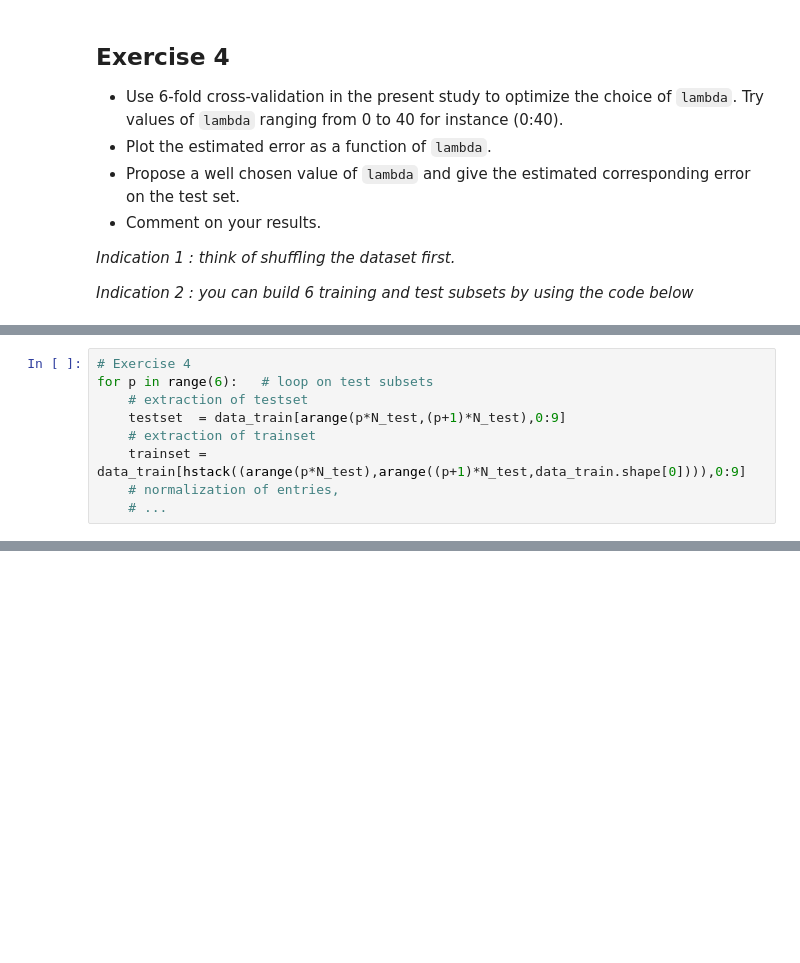
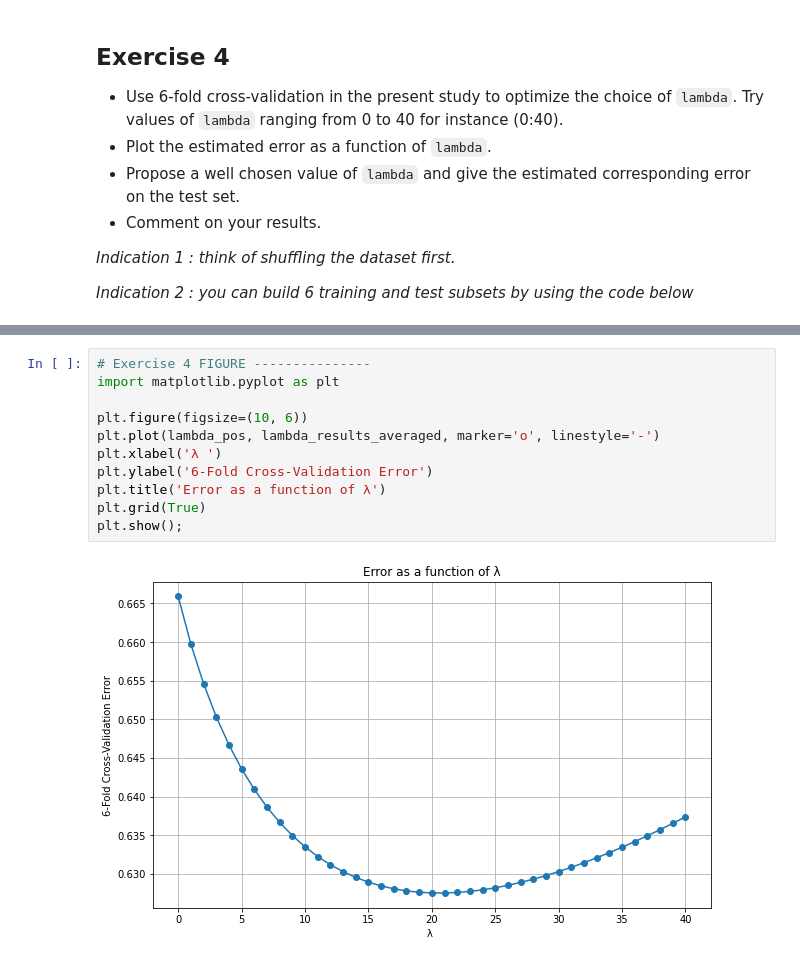
Before and after one commit to benech17/ML-SDIA, a Jupyter notebook: TP1-LinearRegression/TP1_LinearRegression.ipynb, the cells around one changed output, grey strips where cells are left out. Saved outputs shown, nothing was run; the diff lists cells and outputs as text; blank space fills up the shorter version.

```diff
--- a/TP1-LinearRegression/TP1_LinearRegression.ipynb
+++ b/TP1-LinearRegression/TP1_LinearRegression.ipynb
@@ -285,11 +385,2 @@ X_testk = np.zeros((N_test,8))
 erreur = np.zeros((6,lmax+1))
 erreur_rel = np.zeros((6,lmax+1))
-# %%
-# Exercise 4
-for p in range(6):   # loop on test subsets
-    # extraction of testset
-    testset  = data_train[arange(p*N_test,(p+1)*N_test),0:9]
-    # extraction of trainset
-    trainset = data_train[hstack((arange(p*N_test),arange((p+1)*N_test,data_train.shape[0]))),0:9]
-    # normalization of entries,
-    # ...
@@ -308,0 +463,13 @@ for p in range(6):   # loop on test subsets
+# %%
+# Exercise 4 FIGURE ---------------
+import matplotlib.pyplot as plt
+
+plt.figure(figsize=(10, 6))
+plt.plot(lambda_pos, lambda_results_averaged, marker='o', linestyle='-')
+plt.xlabel('λ ')
+plt.ylabel('6-Fold Cross-Validation Error')
+plt.title('Error as a function of λ')
+plt.grid(True)
+plt.show();
+# %% [output]
+[figure, added]
```
Also changed, not shown: parts of 19 cells of this notebook, 1 other file.
